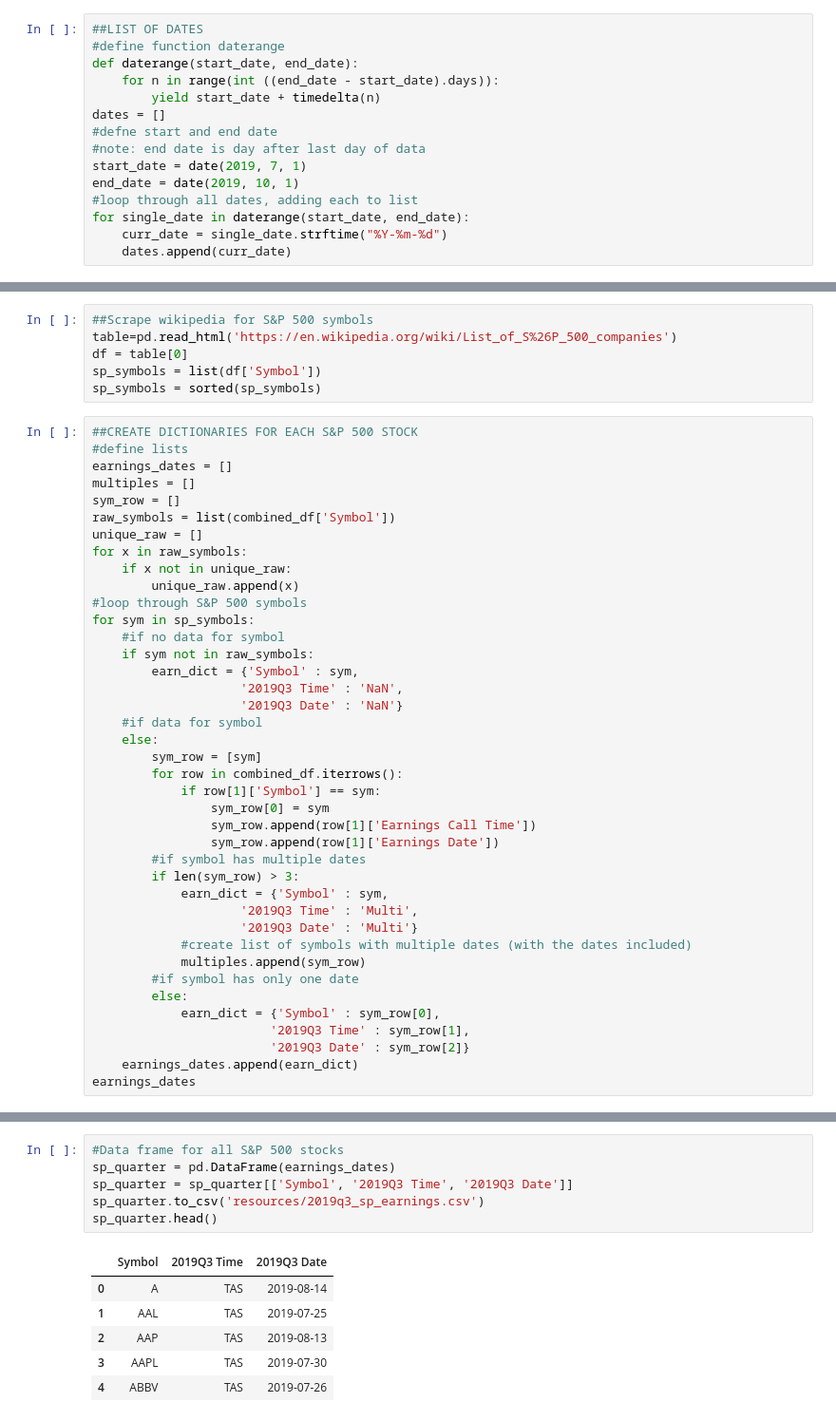
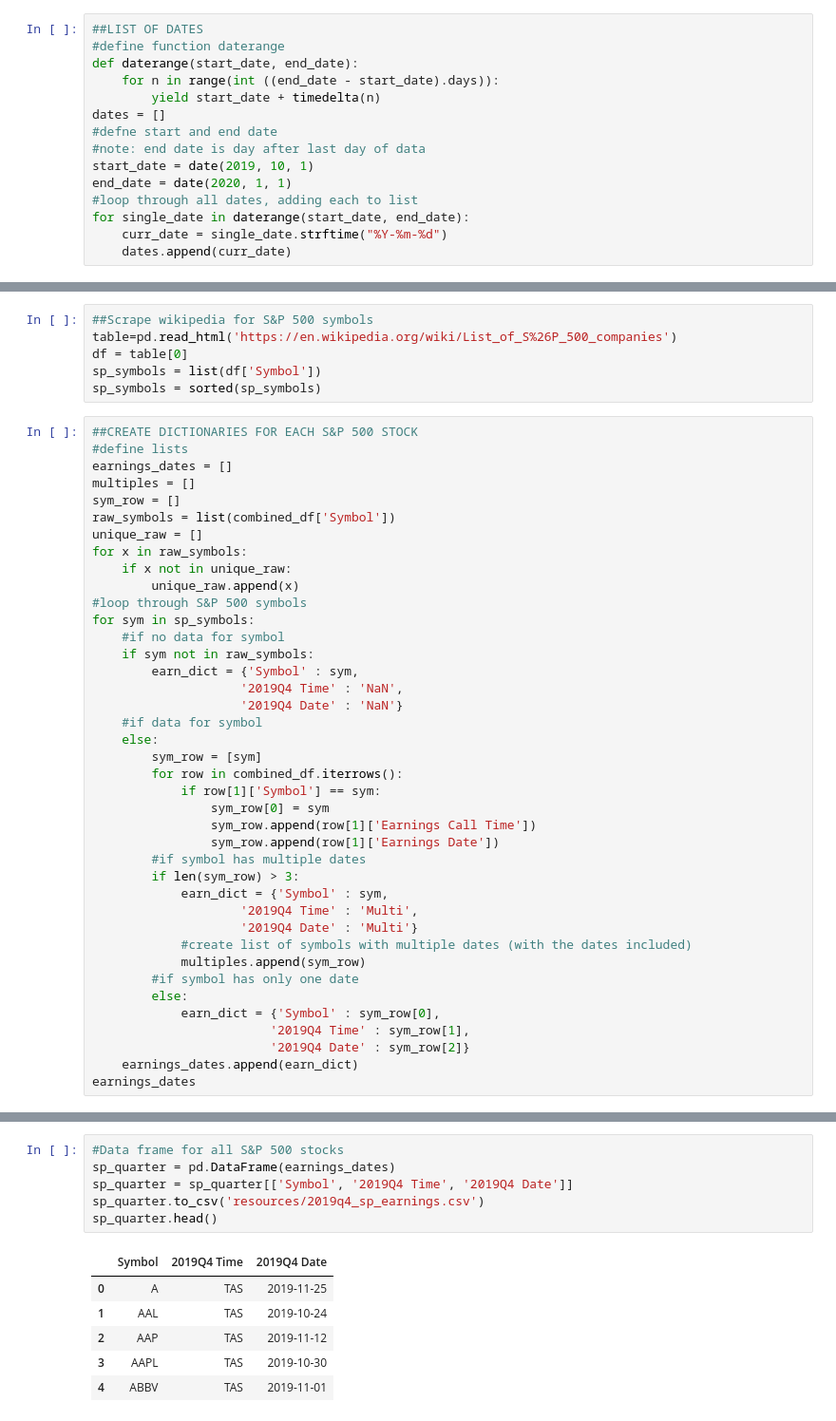
Before and after one commit to djoleary5/earnings_options_strategy, a Jupyter notebook: els_scrape_quarter.ipynb, the cells around one changed output, grey strips where cells are left out. Shown: that part at 95% size. Drawn from its saved outputs; the diff is of its cells as text.

```diff
--- a/els_scrape_quarter.ipynb
+++ b/els_scrape_quarter.ipynb
@@ -16,8 +16,8 @@ def daterange(start_date, end_date):
 dates = []
 #defne start and end date
 #note: end date is day after last day of data
-start_date = date(2019, 7, 1)
-end_date = date(2019, 10, 1)
+start_date = date(2019, 10, 1)
+end_date = date(2020, 1, 1)
 #loop through all dates, adding each to list
 for single_date in daterange(start_date, end_date):
     curr_date = single_date.strftime("%Y-%m-%d")
@@ -86,8 +86,8 @@ for sym in sp_symbols:
     #if no data for symbol
     if sym not in raw_symbols:
         earn_dict = {'Symbol' : sym,
-                    '2019Q3 Time' : 'NaN',
-                    '2019Q3 Date' : 'NaN'}
+                    '2019Q4 Time' : 'NaN',
+                    '2019Q4 Date' : 'NaN'}
     #if data for symbol
     else:
         sym_row = [sym]
@@ -99,15 +99,15 @@ for sym in sp_symbols:
         #if symbol has multiple dates
         if len(sym_row) > 3:
             earn_dict = {'Symbol' : sym,
-                    '2019Q3 Time' : 'Multi',
-                    '2019Q3 Date' : 'Multi'}
+                    '2019Q4 Time' : 'Multi',
+                    '2019Q4 Date' : 'Multi'}
             #create list of symbols with multiple dates (with the dates included)
             multiples.append(sym_row)
         #if symbol has only one date
         else:
             earn_dict = {'Symbol' : sym_row[0],
-                        '2019Q3 Time' : sym_row[1],
-                        '2019Q3 Date' : sym_row[2]}
+                        '2019Q4 Time' : sym_row[1],
+                        '2019Q4 Date' : sym_row[2]}
     earnings_dates.append(earn_dict)
 earnings_dates
 # %% [output]
@@ -142,13 +142,13 @@ mdf
 # %%
 #Data frame for all S&P 500 stocks
 sp_quarter = pd.DataFrame(earnings_dates)
-sp_quarter = sp_quarter[['Symbol', '2019Q3 Time', '2019Q3 Date']]
-sp_quarter.to_csv('resources/2019q3_sp_earnings.csv')
+sp_quarter = sp_quarter[['Symbol', '2019Q4 Time', '2019Q4 Date']]
+sp_quarter.to_csv('resources/2019q4_sp_earnings.csv')
 sp_quarter.head()
 # %% [output]
-|  | Symbol | 2019Q3 Time | 2019Q3 Date |
-| 0 | A | TAS | 2019-08-14 |
-| 1 | AAL | TAS | 2019-07-25 |
-| 2 | AAP | TAS | 2019-08-13 |
-| 3 | AAPL | TAS | 2019-07-30 |
-| 4 | ABBV | TAS | 2019-07-26 |
+|  | Symbol | 2019Q4 Time | 2019Q4 Date |
+| 0 | A | TAS | 2019-11-25 |
+| 1 | AAL | TAS | 2019-10-24 |
+| 2 | AAP | TAS | 2019-11-12 |
+| 3 | AAPL | TAS | 2019-10-30 |
+| 4 | ABBV | TAS | 2019-11-01 |
```
Also changed, not shown: parts of 3 cells of this notebook, 3 other files.
